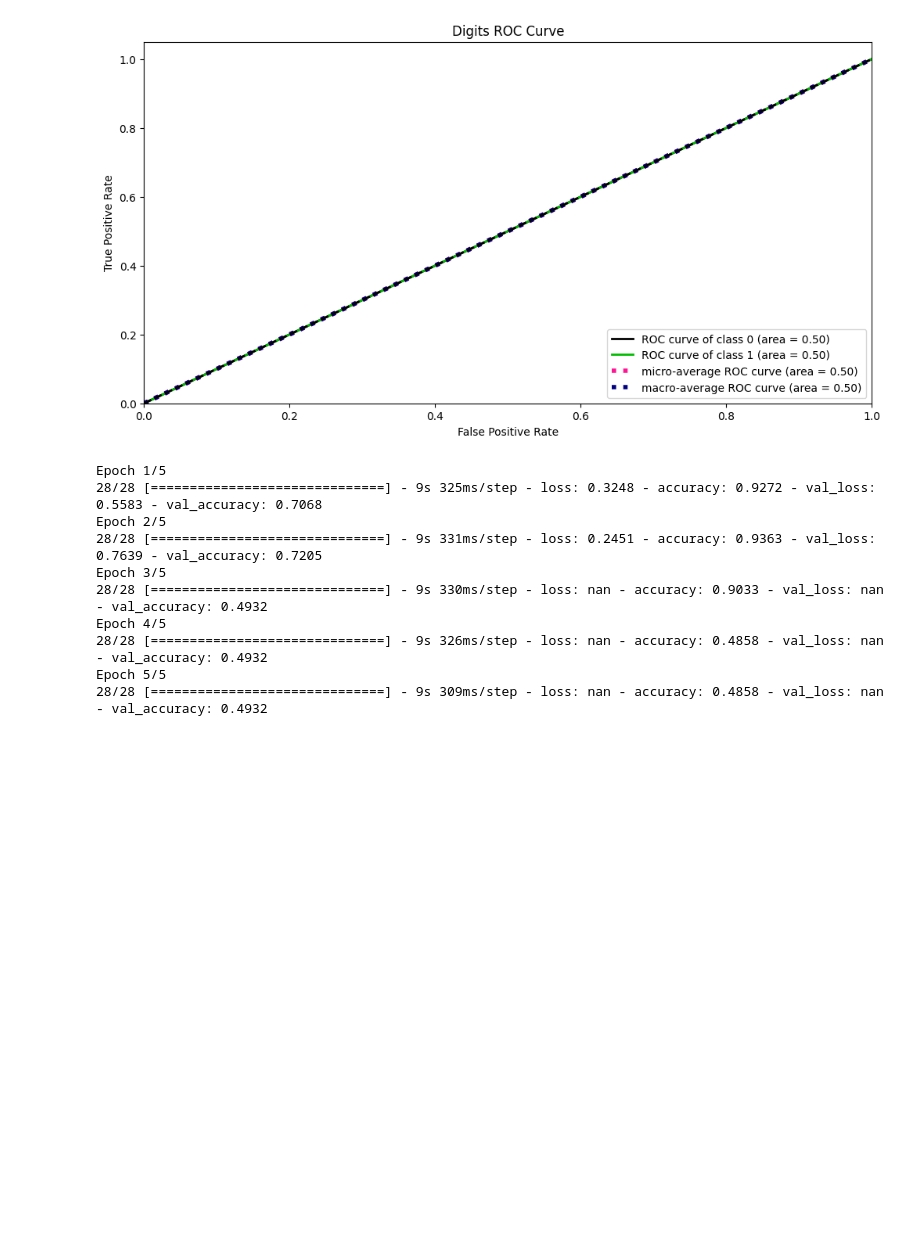
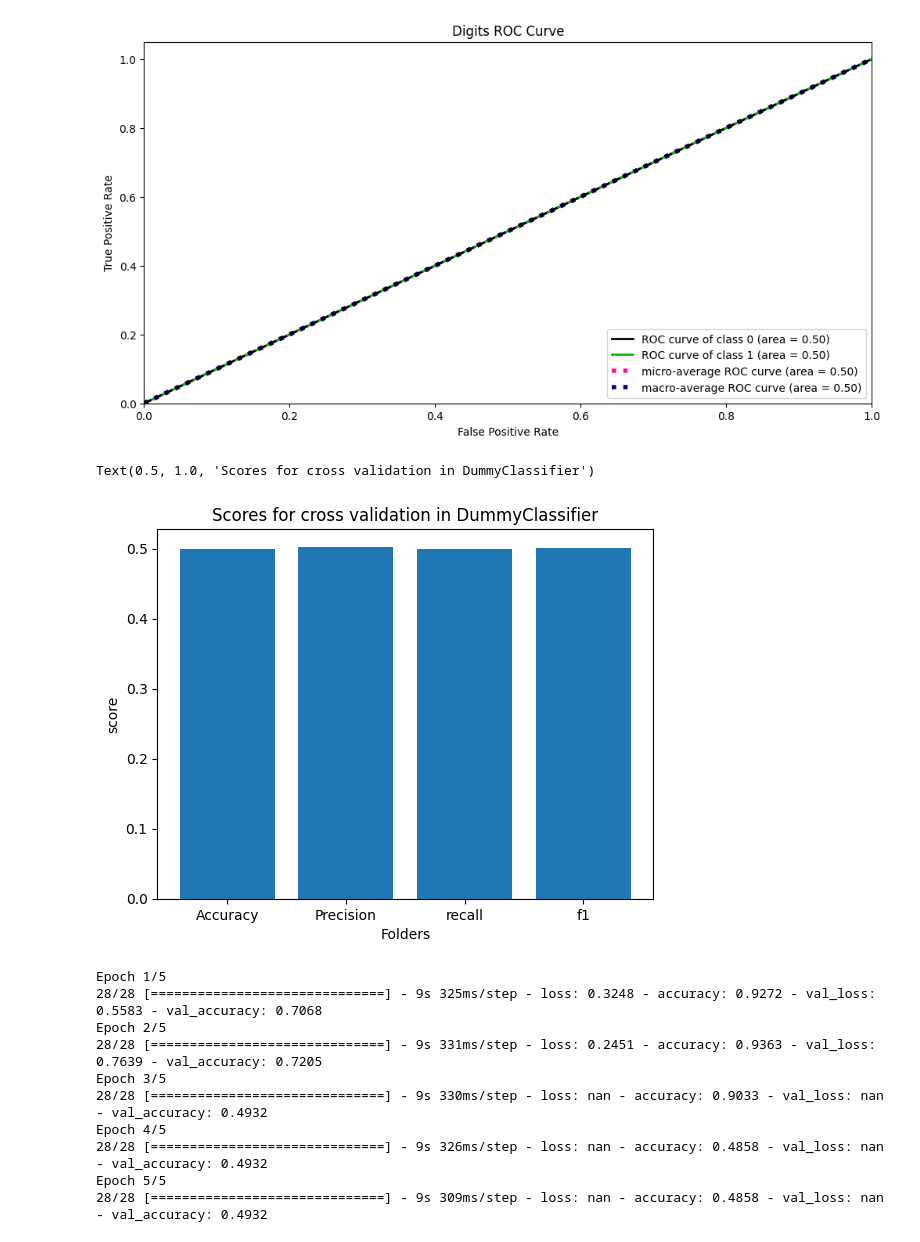
Before and after one commit to arango850/CED_III_TI_II, a Jupyter notebook: TI III.ipynb, the cells around one changed output. Cells and saved outputs as stored; diff of their text form; code cells hidden in the pictures; blank space fills up the shorter version.

Commit message:
Minor fixes and some new graphics

```diff
--- a/TI III.ipynb
+++ b/TI III.ipynb
@@ -283,6 +283,16 @@ skplt.metrics.plot_roc_curve(y_test,Y_pred,
 # %% [output]
 <Axes: title={'center': 'Digits ROC Curve'}, xlabel='False Positive Rate', ylabel='True Positive Rate'>
 [figure]
+# %%
+results = [accuracy_best,precision_best,recall_best,f1_best]
+nombre= ["Accuracy","Precision","recall","f1"]
+plt.bar(nombre,results)
+plt.ylabel("score")
+plt.xlabel("Folders")
+plt.title("Scores for cross validation in DummyClassifier")
+# %% [output]
+Text(0.5, 1.0, 'Scores for cross validation in DummyClassifier')
+[figure, added]
 # %%
 from tensorflow.keras.models import Sequential
 from tensorflow.keras.layers import SimpleRNN, Dense, Embedding, LSTM
```
Also changed, not shown: parts of 2 cells of this notebook.
